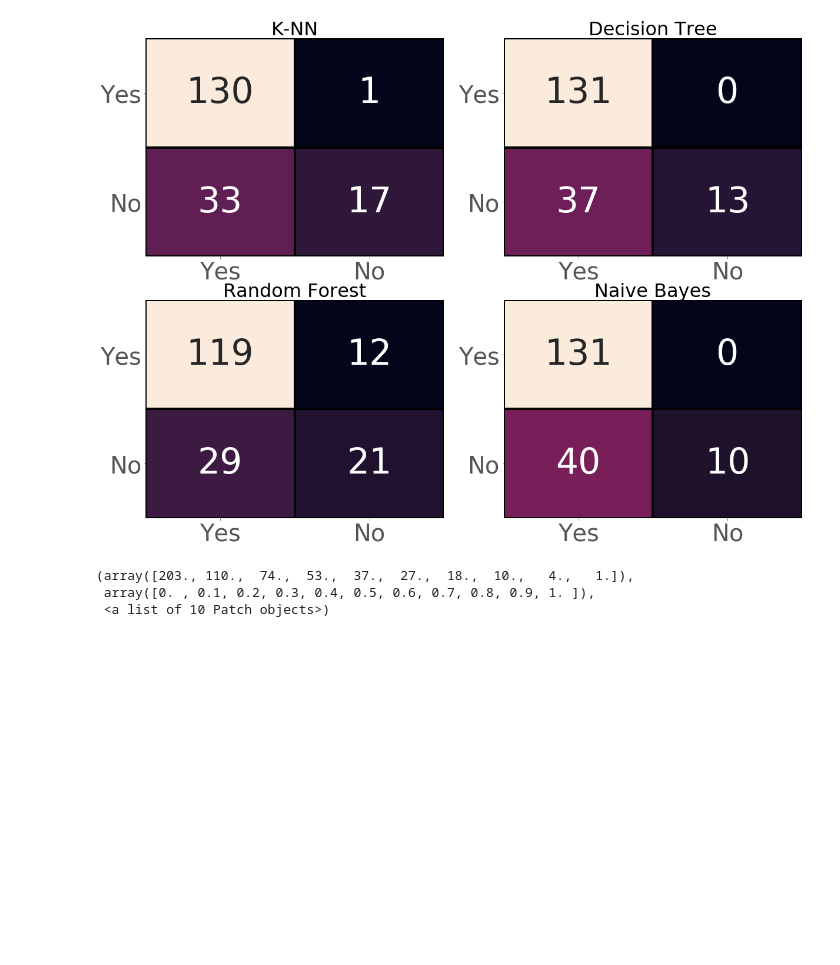
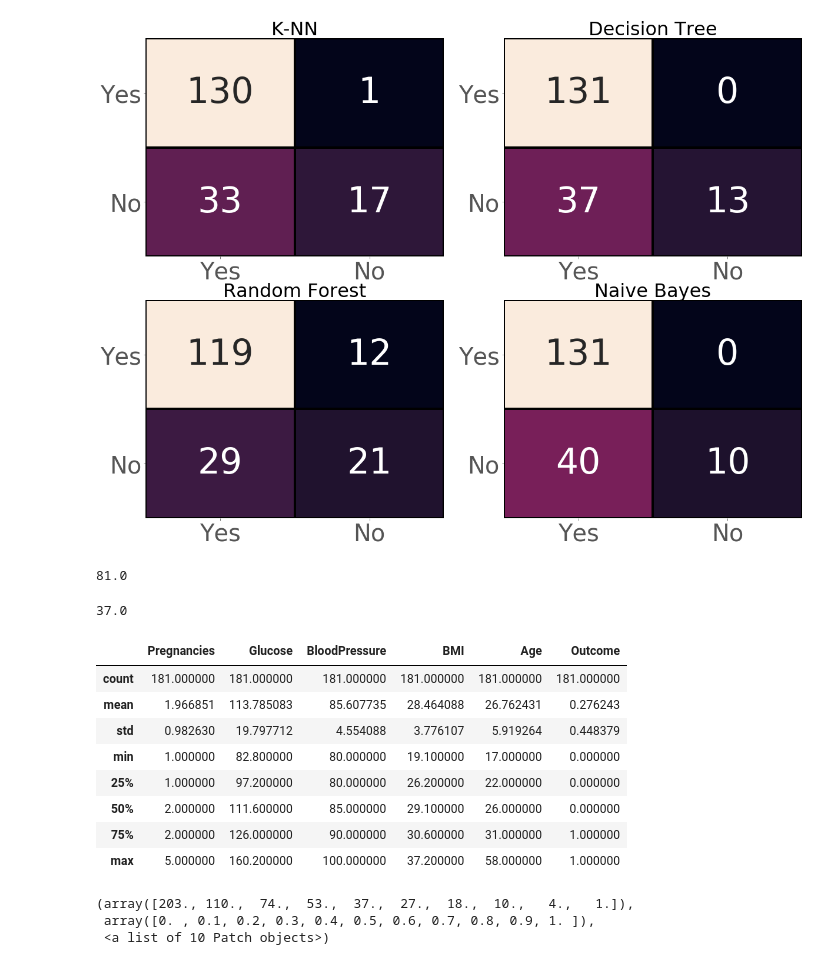
Before and after one commit to prantoamt/PIMA-Diabetes-Analysis-, a Jupyter notebook: PIMA.ipynb, the cells around one changed output. Drawn from its saved outputs; the diff is of its cells as text; code cells hidden in the pictures; blank space fills up the shorter version.

```diff
--- a/PIMA.ipynb
+++ b/PIMA.ipynb
@@ -645,3 +686,23 @@ plt.savefig("Confusion_Matrix_KTH.png")
+# %%
+np.max(nondiabetes_age)
+# %% [output]
+81.0
+# %%
+np.quantile(nondiabetes_age, 0.75)
+# %% [output]
+37.0
+# %%
+df_KTH.describe()
+# %% [output]
+|  | Pregnancies | Glucose | BloodPressure | BMI | Age | Outcome |
+| count | 181.000000 | 181.000000 | 181.000000 | 181.000000 | 181.000000 | 181.000000 |
+| mean | 1.966851 | 113.785083 | 85.607735 | 28.464088 | 26.762431 | 0.276243 |
+| std | 0.982630 | 19.797712 | 4.554088 | 3.776107 | 5.919264 | 0.448379 |
+| min | 1.000000 | 82.800000 | 80.000000 | 19.100000 | 17.000000 | 0.000000 |
+| 25% | 1.000000 | 97.200000 | 80.000000 | 26.200000 | 22.000000 | 0.000000 |
+| 50% | 2.000000 | 111.600000 | 85.000000 | 29.100000 | 26.000000 | 0.000000 |
+| 75% | 2.000000 | 126.000000 | 90.000000 | 30.600000 | 31.000000 | 1.000000 |
+| max | 5.000000 | 160.200000 | 100.000000 | 37.200000 | 58.000000 | 1.000000 |
 # %%
 plt.hist(x_train['Age'])
 # %% [output]
```
Also changed, not shown: parts of 4 cells of this notebook, 1 other file.
